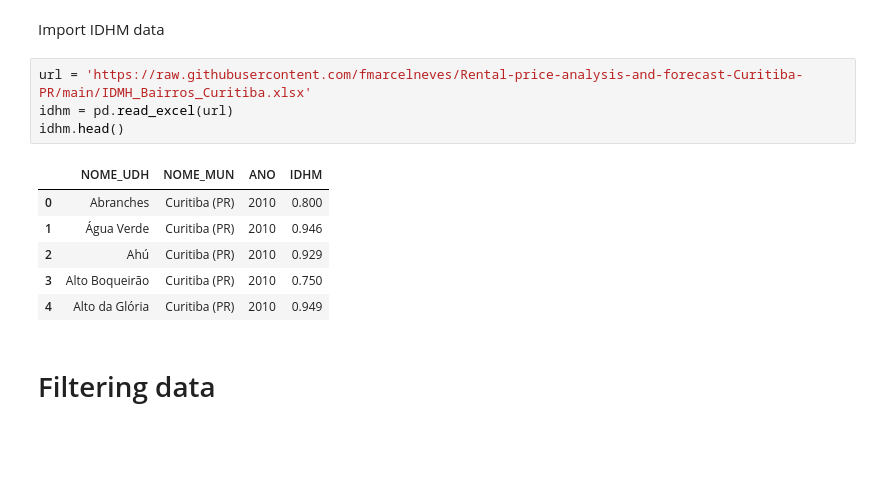
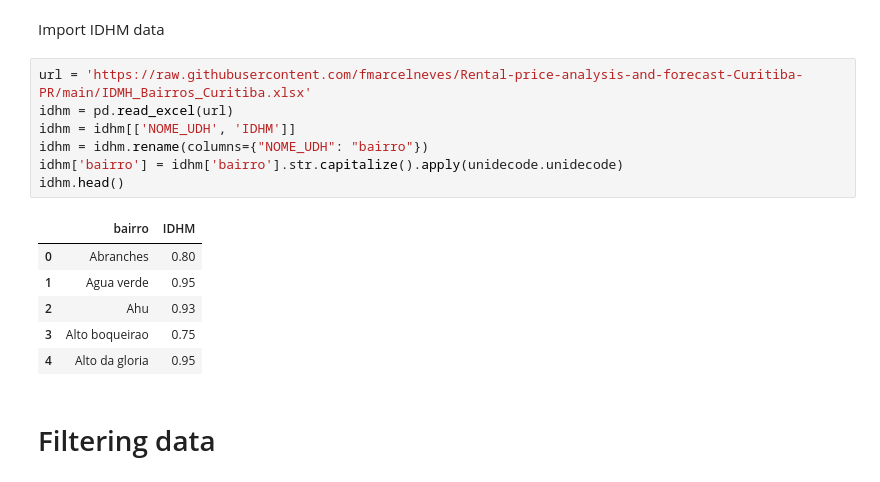
Before and after one commit to Fmarcelneves/Rental-price-analysis-and-forecast-Curitiba-PR, a Jupyter notebook: Data_exploration_Curitiba_rent.ipynb, the cells around one changed output. Drawn from its saved outputs; the diff is of its cells as text; blank space fills up the shorter version.

```diff
--- a/Data_exploration_Curitiba_rent.ipynb
+++ b/Data_exploration_Curitiba_rent.ipynb
@@ -66,14 +67,17 @@ Import IDHM data
 # %%
 url = 'https://raw.githubusercontent.com/fmarcelneves/Rental-price-analysis-and-forecast-Curitiba-PR/main/IDMH_Bairros_Curitiba.xlsx'
 idhm = pd.read_excel(url)
+idhm = idhm[['NOME_UDH', 'IDHM']]
+idhm = idhm.rename(columns={"NOME_UDH": "bairro"})
+idhm['bairro'] = idhm['bairro'].str.capitalize().apply(unidecode.unidecode)
 idhm.head()
 # %% [output]
-|  | NOME_UDH | NOME_MUN | ANO | IDHM |
-| 0 | Abranches | Curitiba (PR) | 2010 | 0.800 |
-| 1 | Água Verde | Curitiba (PR) | 2010 | 0.946 |
-| 2 | Ahú | Curitiba (PR) | 2010 | 0.929 |
-| 3 | Alto Boqueirão | Curitiba (PR) | 2010 | 0.750 |
-| 4 | Alto da Glória | Curitiba (PR) | 2010 | 0.949 |
+|  | bairro | IDHM |
+| 0 | Abranches | 0.80 |
+| 1 | Agua verde | 0.95 |
+| 2 | Ahu | 0.93 |
+| 3 | Alto boqueirao | 0.75 |
+| 4 | Alto da gloria | 0.95 |
 # %% [markdown]
 # Filtering data
 # %%
```
Also changed, not shown: parts of 11 cells of this notebook.
